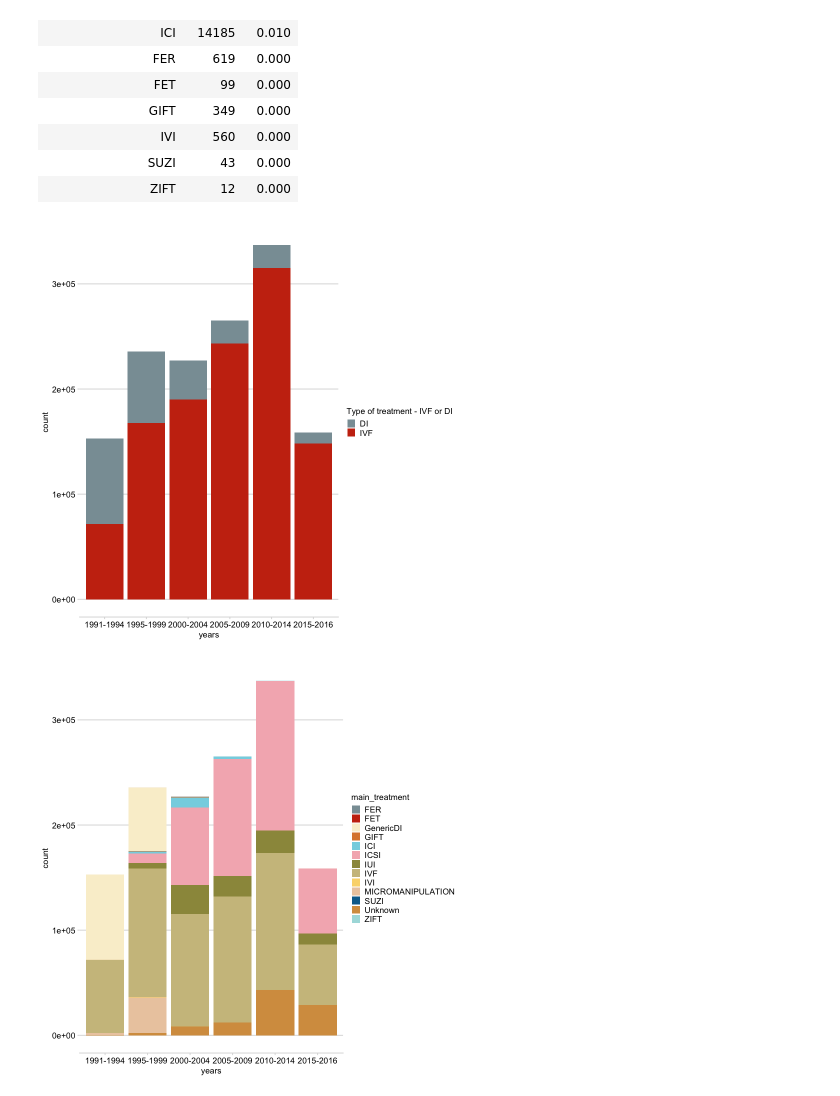
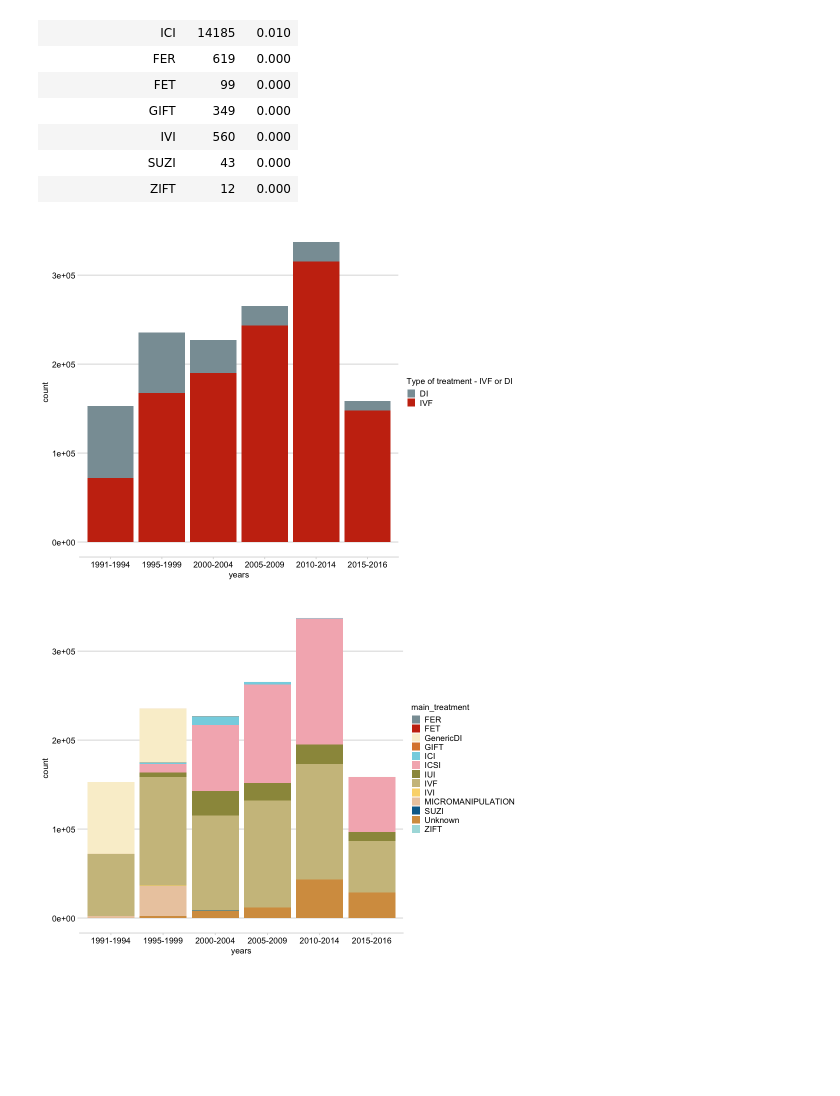
Before and after one commit to mvab/IVF-data-challenge, a Jupyter notebook: marina-working/ivf_eda.ipynb, the cells around one changed output. Cells and saved outputs as stored; diff of their text form; code cells hidden in the pictures; blank space fills up the shorter version.

```diff
--- a/marina-working/ivf_eda.ipynb
+++ b/marina-working/ivf_eda.ipynb
@@ -715,31 +720,33 @@ A tibble: 13 × 3
 | SUZI | 43 | 0.000 |
 | ZIFT | 12 | 0.000 |
 # %%
+options(repr.plot.width=8, repr.plot.height=6)
 # two main types of IVF
 pal <- c(wes_palette("Royal1"), wes_palette("Moonrise3"), wes_palette("Darjeeling2"))
 ggplot(subset3,aes(x = years, fill = `Type of treatment - IVF or DI`)) +
   geom_bar()+
   theme_minimal_hgrid(10, rel_small = 1)+
   scale_fill_manual(values=pal)
 
 # all Itreatments by year
 subset3_tidy %>%
 ggplot(aes(x = years, fill = main_treatment)) +
   geom_bar()+
   theme_minimal_hgrid(10, rel_small = 1)+
   scale_fill_manual(values=pal)
 
 
 # now look only at rare treatments
 subset3_tidy_sub<-subset3_tidy %>%
   group_by(main_treatment) %>%
   filter(n()<5000) %>%
   filter(n()>20)
 
+
 ggplot(subset3_tidy_sub, aes(x = years, fill = main_treatment)) +
   geom_bar()+
   theme_minimal_hgrid(10, rel_small = 1)+
   scale_fill_manual(values=pal)
 # %% [output]
-[figure, old version]
+[figure, new version]
-[figure, old version]
+[figure, new version]
```
Also changed, not shown: parts of 11 cells of this notebook.
